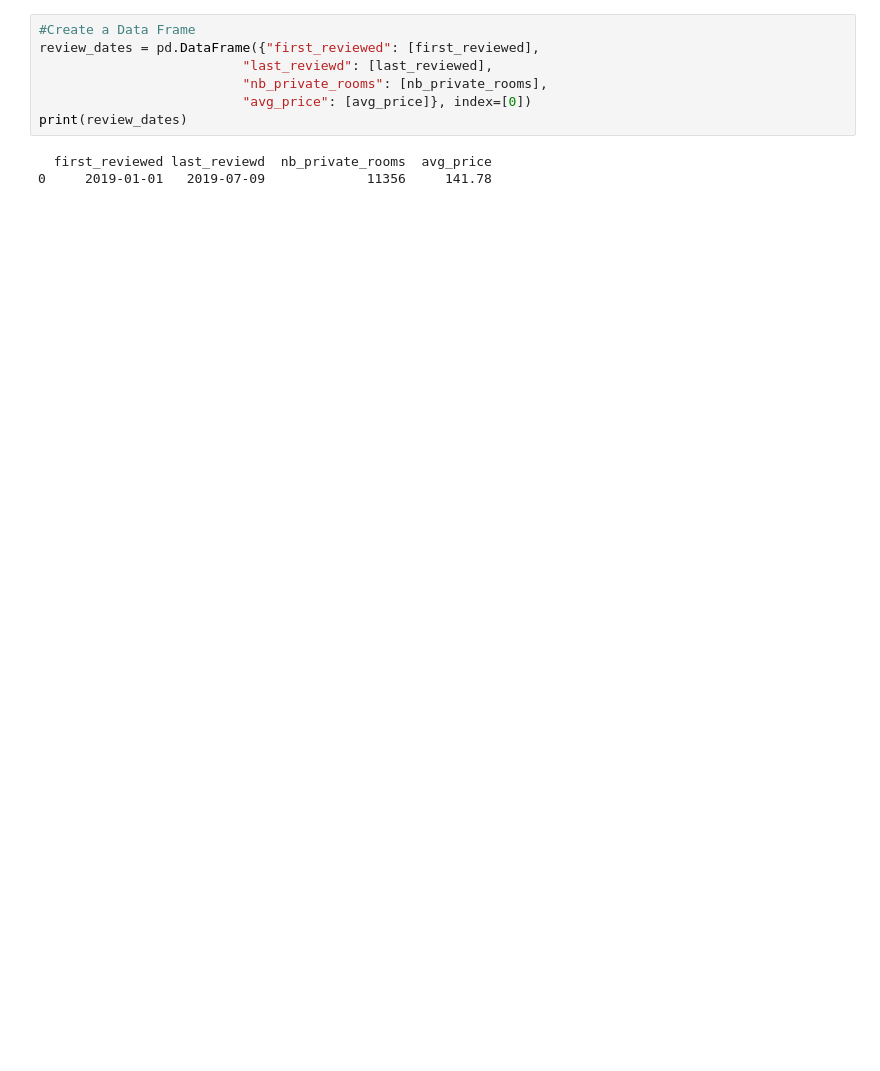
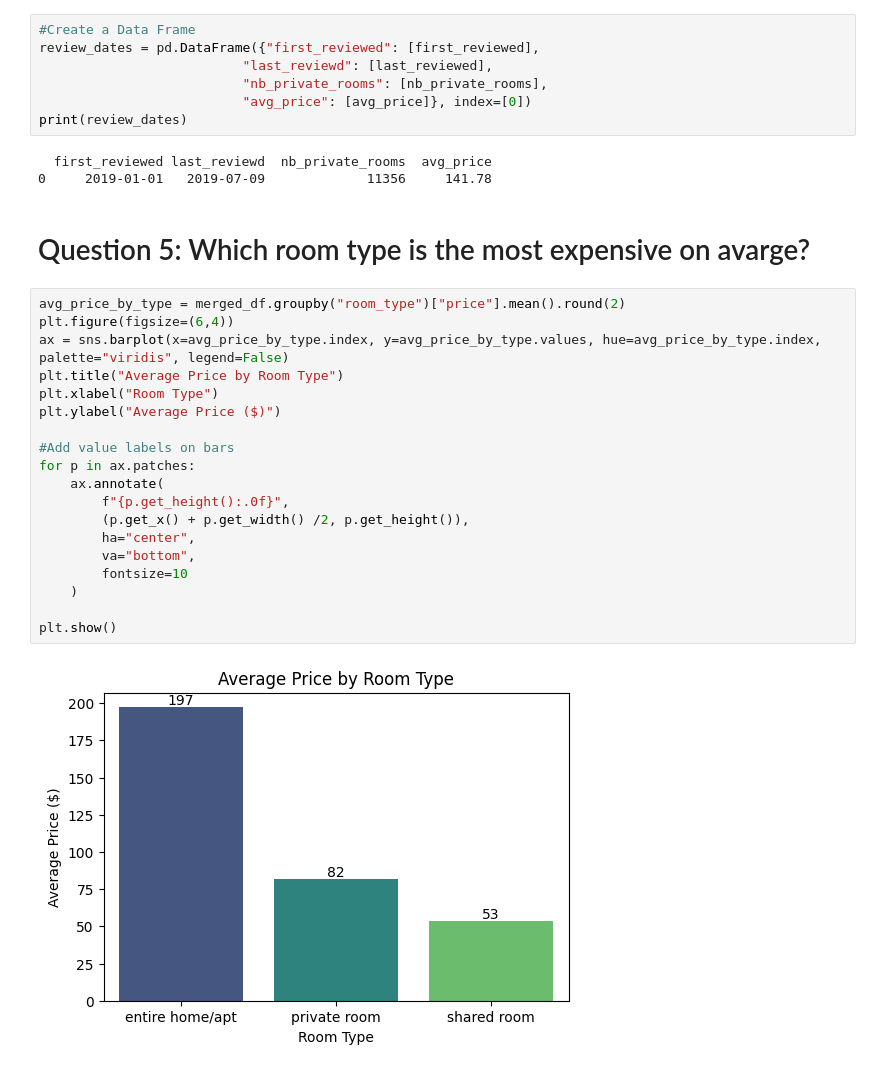
Before and after one commit to annehtran/anhtran-portfolio, a Jupyter notebook: Python Projects/Data Importing and Cleaning/Exploring Airbnb Market Trends_script.ipynb, the cells around one changed output. Cells and saved outputs as stored; diff of their text form; blank space fills up the shorter version.

```diff
--- a/Python Projects/Data Importing and Cleaning/Exploring Airbnb Market Trends_script.ipynb
+++ b/Python Projects/Data Importing and Cleaning/Exploring Airbnb Market Trends_script.ipynb
@@ -150,3 +152,26 @@ print(review_dates)
 # %% [output]
   first_reviewed last_reviewd  nb_private_rooms  avg_price
 0     2019-01-01   2019-07-09             11356     141.78
+# %% [markdown]
+# Question 5: Which room type is the most expensive on avarge?
+# %%
+avg_price_by_type = merged_df.groupby("room_type")["price"].mean().round(2)
+plt.figure(figsize=(6,4))
+ax = sns.barplot(x=avg_price_by_type.index, y=avg_price_by_type.values, hue=avg_price_by_type.index, palette="viridis", legend=False)
+plt.title("Average Price by Room Type")
+plt.xlabel("Room Type")
+plt.ylabel("Average Price ($)")
+
+#Add value labels on bars
+for p in ax.patches:
+    ax.annotate(
+        f"{p.get_height():.0f}",
+        (p.get_x() + p.get_width() /2, p.get_height()),
+        ha="center",
+        va="bottom",
+        fontsize=10
+    )
+
+plt.show()
+# %% [output]
+[figure, added]
```
Also changed, not shown: parts of 8 cells of this notebook, 1 other file.
